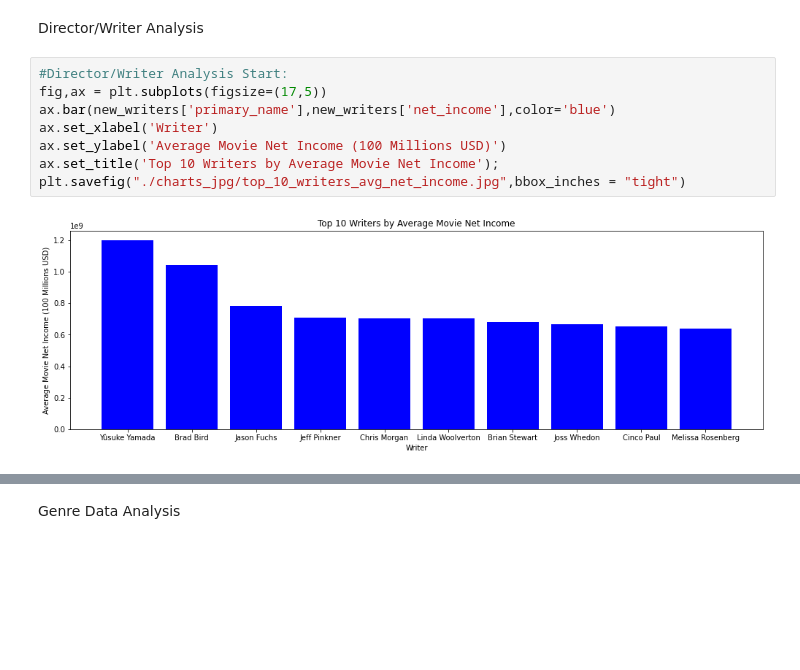
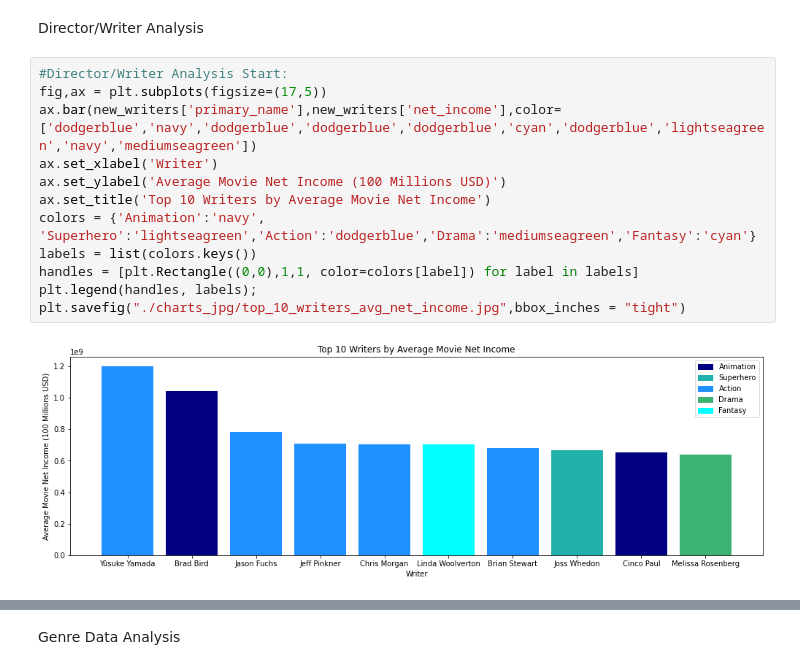
Before and after one commit to anita-camlic/Movie_Studio_Analysis, a Jupyter notebook: Movie Studio Analysis.ipynb, the cells around one changed output, grey strips where cells are left out. Drawn from its saved outputs; the diff is of its cells as text; blank space fills up the shorter version.

Commit message:
Added genres to director & writer charts

```diff
--- a/Movie Studio Analysis.ipynb
+++ b/Movie Studio Analysis.ipynb
@@ -587,12 +587,16 @@ Director/Writer Analysis
 # %%
 #Director/Writer Analysis Start:
 fig,ax = plt.subplots(figsize=(17,5))
-ax.bar(new_writers['primary_name'],new_writers['net_income'],color='blue')
+ax.bar(new_writers['primary_name'],new_writers['net_income'],color=['dodgerblue','navy','dodgerblue','dodgerblue','dodgerblue','cyan','dodgerblue','lightseagreen','navy','mediumseagreen'])
 ax.set_xlabel('Writer')
 ax.set_ylabel('Average Movie Net Income (100 Millions USD)')
-ax.set_title('Top 10 Writers by Average Movie Net Income');
+ax.set_title('Top 10 Writers by Average Movie Net Income')
+colors = {'Animation':'navy', 'Superhero':'lightseagreen','Action':'dodgerblue','Drama':'mediumseagreen','Fantasy':'cyan'}
+labels = list(colors.keys())
+handles = [plt.Rectangle((0,0),1,1, color=colors[label]) for label in labels]
+plt.legend(handles, labels);
 plt.savefig("./charts_jpg/top_10_writers_avg_net_income.jpg",bbox_inches = "tight")
 # %% [output]
-[figure, old version]
+[figure, new version]
 # %%
 fig,ax = plt.subplots(figsize=(17,5))
```
Also changed, not shown: parts of 2 cells of this notebook, 2 other files.
